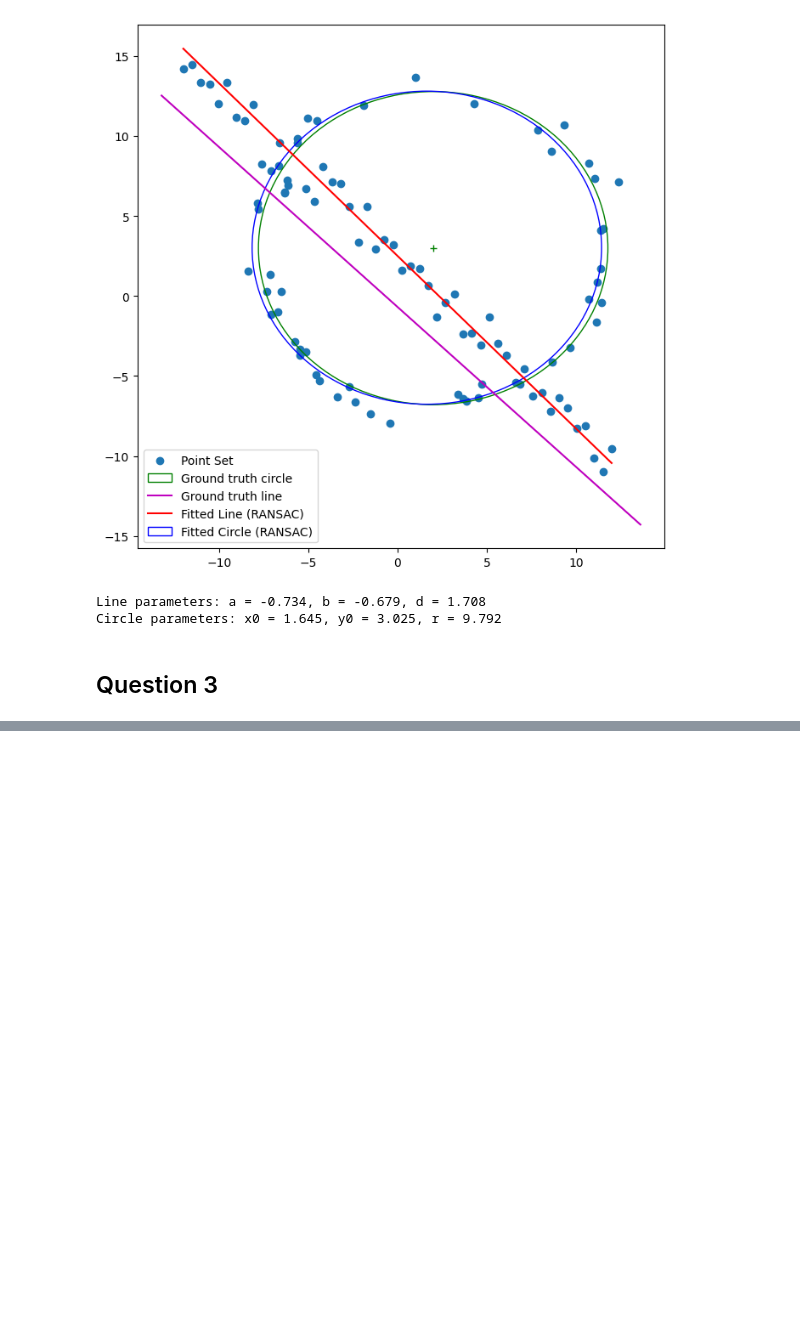
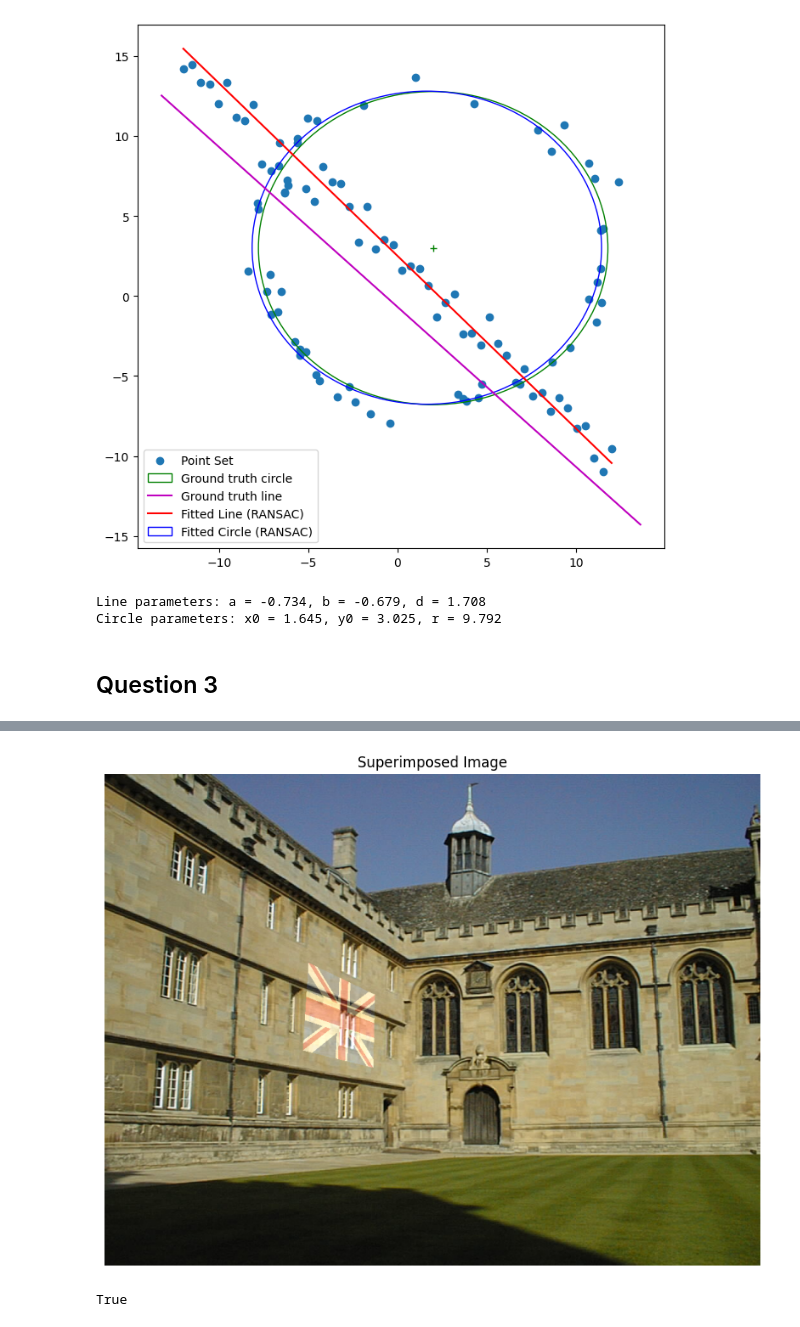
Before and after one commit to RPX2001/Assignement2_EN3160, a Jupyter notebook: 210451U_Assignment2.ipynb, the cells around one changed output, grey strips where cells are left out. Saved outputs shown, nothing was run; the diff lists cells and outputs as text; code cells hidden in the pictures; blank space fills up the shorter version.

Commit message:
super impose

```diff
--- a/210451U_Assignment2.ipynb
+++ b/210451U_Assignment2.ipynb
@@ -363,29 +363,52 @@ Selected points: [[423. 336.]
 # %%
 import cv2 as cv
 import numpy as np
 from skimage import transform
+import matplotlib.pyplot as plt
 
 def superimpose(image, logo, dst_points, beta=0.3, alpha=1):
     # Resize the logo to fit within the destination points
     h, w, _ = logo.shape
     src_points = np.array([(0, 0), (w, 0), (w, h), (0, h)], dtype=np.float32)  # tl, tr, br, bl
 
     # Estimate projective transformation from src_points to dst_points
     tform = transform.estimate_transform('projective', src_points, dst_points)
 
     # Warp the logo image according to the transformation matrix
     tf_img = transform.warp(logo, tform.inverse, output_shape=image.shape[:2])  # Preserve original image size
     tf_img = (tf_img * 255).astype(np.uint8)
 
     # Create mask for non-zero pixels in the warped logo image
     mask = np.any(tf_img > 0, axis=-1).astype(np.uint8)  # Binary mask of logo area
 
     # Blend the images using cv2.addWeighted
     blended = cv.addWeighted(image, alpha, tf_img, beta, 0)
 
     # Combine the result only where the logo was applied
     result = np.where(mask[:, :, np.newaxis], blended, image)
 
     return result
 
 # need to superimpose the immage flag into the 005 image in the dst_points
+image = cv.imread('005.jpg')  # Base image
+logo = cv.imread('flag.png')  # Logo image (flag)
+
+# Convert BGR to RGB for displaying with Matplotlib (optional)
+image_rgb = cv.cvtColor(image, cv.COLOR_BGR2RGB)
+logo_rgb = cv.cvtColor(logo, cv.COLOR_BGR2RGB)
+
+# Superimpose the logo on the image
+result = superimpose(image_rgb, logo_rgb, dst_points)
+
+# Plotting the result
+plt.figure(figsize=(10, 10))
+plt.imshow(result)
+plt.axis('off')  # Turn off axis labels
+plt.title('Superimposed Image')
+plt.show()
+
+# Optionally, save the output image
+cv.imwrite('superimposed_image.jpg', cv.cvtColor(result, cv.COLOR_RGB2BGR))  # Save as BGR format for OpenCV
+# %% [output]
+[figure, added]
+True
```
Also changed, not shown: parts of 1 cell of this notebook, 1 other file.
